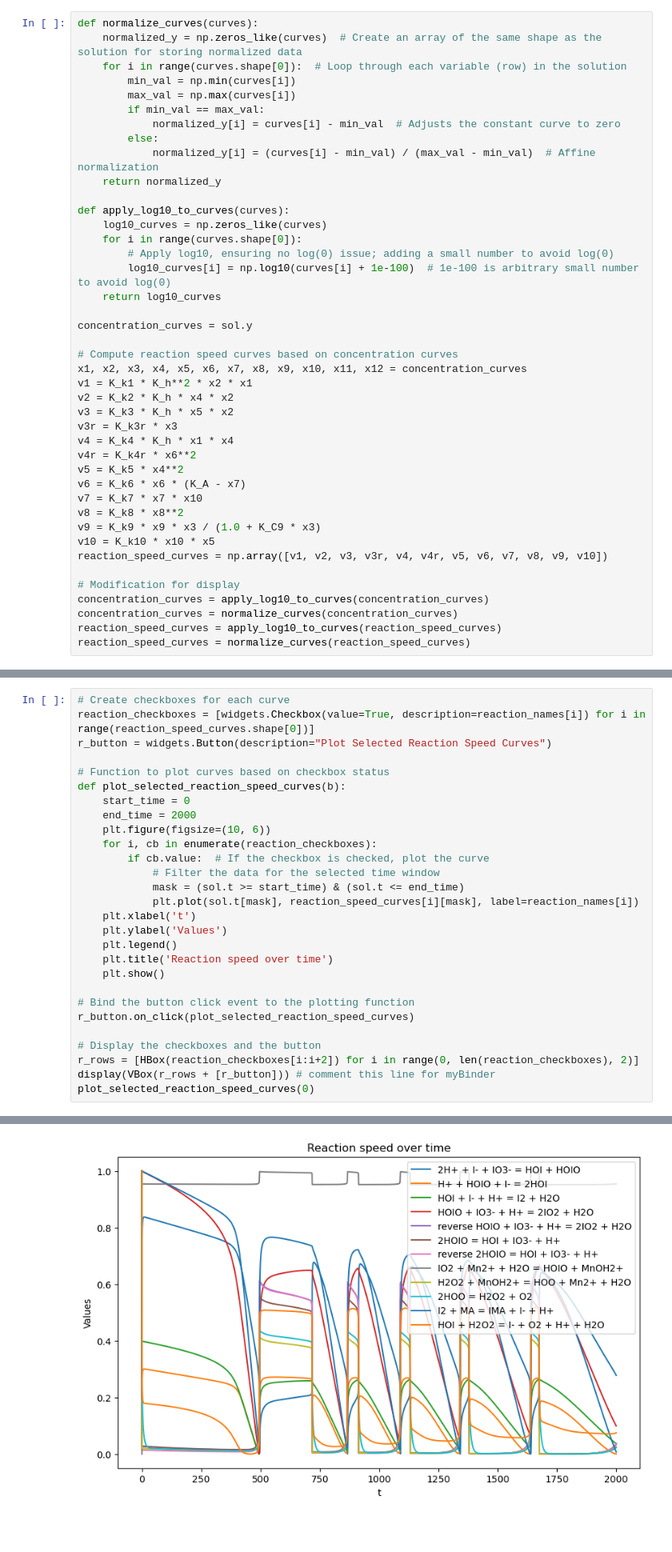
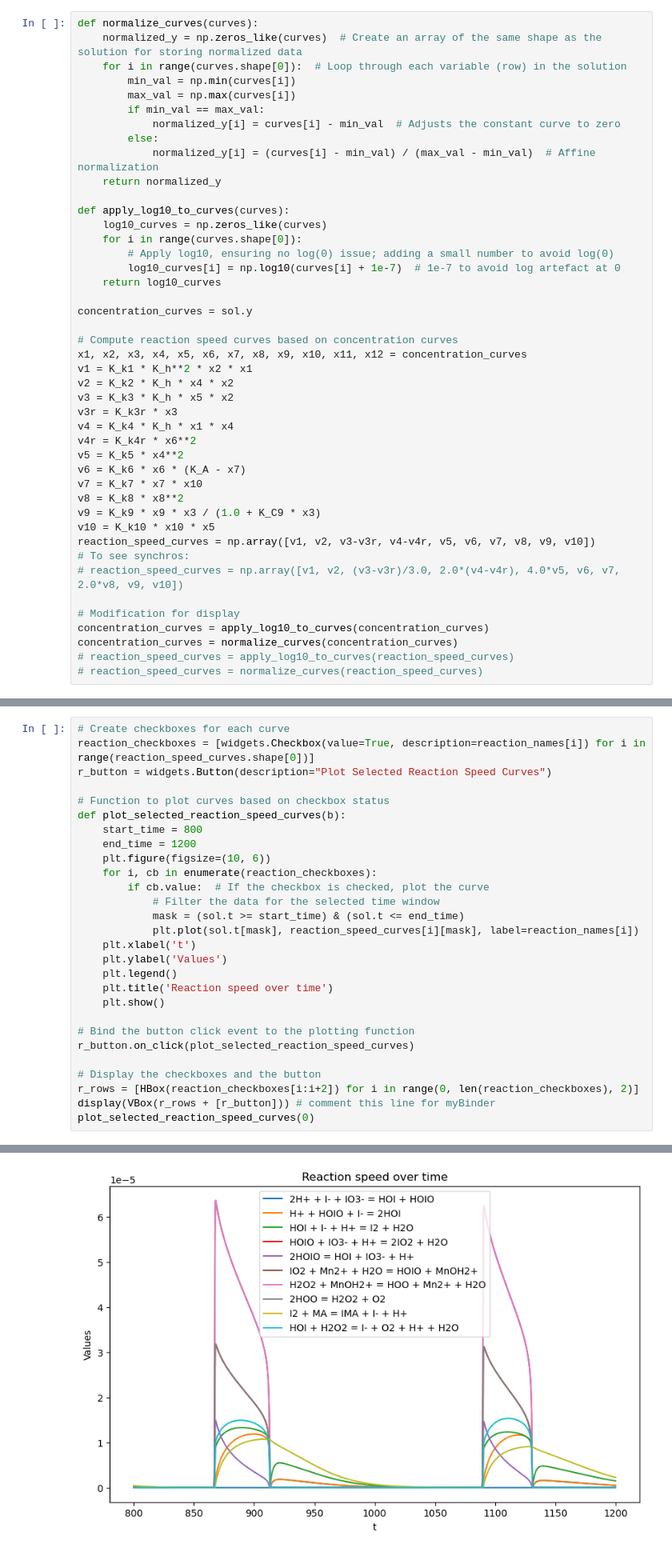
Before and after one commit to ThomasCabaret/BriggsRauscherSimulator, a Jupyter notebook: BriggsRauscherReactorExperimentalPeriodOK.ipynb, the cells around one changed output, grey strips where cells are left out. Shown at 80% size. Cells and saved outputs as stored; diff of their text form; blank space fills up the shorter version.

```diff
--- a/BriggsRauscherReactorExperimentalPeriodOK.ipynb
+++ b/BriggsRauscherReactorExperimentalPeriodOK.ipynb
@@ -154,7 +152,7 @@ def apply_log10_to_curves(curves):
     log10_curves = np.zeros_like(curves)
     for i in range(curves.shape[0]):
         # Apply log10, ensuring no log(0) issue; adding a small number to avoid log(0)
-        log10_curves[i] = np.log10(curves[i] + 1e-100)  # 1e-100 is arbitrary small number to avoid log(0)
+        log10_curves[i] = np.log10(curves[i] + 1e-7)  # 1e-7 to avoid log artefact at 0
     return log10_curves
 
 concentration_curves = sol.y
@@ -173,13 +171,15 @@ v7 = K_k7 * x7 * x10
 v8 = K_k8 * x8**2
 v9 = K_k9 * x9 * x3 / (1.0 + K_C9 * x3)
 v10 = K_k10 * x10 * x5
-reaction_speed_curves = np.array([v1, v2, v3, v3r, v4, v4r, v5, v6, v7, v8, v9, v10])
+reaction_speed_curves = np.array([v1, v2, v3-v3r, v4-v4r, v5, v6, v7, v8, v9, v10])
+# To see synchros:
+# reaction_speed_curves = np.array([v1, v2, (v3-v3r)/3.0, 2.0*(v4-v4r), 4.0*v5, v6, v7, 2.0*v8, v9, v10])
 
 # Modification for display
 concentration_curves = apply_log10_to_curves(concentration_curves)
 concentration_curves = normalize_curves(concentration_curves)
-reaction_speed_curves = apply_log10_to_curves(reaction_speed_curves)
-reaction_speed_curves = normalize_curves(reaction_speed_curves)
+# reaction_speed_curves = apply_log10_to_curves(reaction_speed_curves)
+# reaction_speed_curves = normalize_curves(reaction_speed_curves)
 # %%
 # Create checkboxes for each curve
 chemical_checkboxes = [widgets.Checkbox(value=True, description=species_names[i]) for i in range(concentration_curves.shape[0])]
@@ -214,31 +214,31 @@ VBox(children=(HBox(children=(Checkbox(value=True, description='IO3-'), Checkbox
 # %%
 # Create checkboxes for each curve
 reaction_checkboxes = [widgets.Checkbox(value=True, description=reaction_names[i]) for i in range(reaction_speed_curves.shape[0])]
 r_button = widgets.Button(description="Plot Selected Reaction Speed Curves")
 
 # Function to plot curves based on checkbox status
 def plot_selected_reaction_speed_curves(b):
-    start_time = 0
-    end_time = 2000
+    start_time = 800
+    end_time = 1200
     plt.figure(figsize=(10, 6))
     for i, cb in enumerate(reaction_checkboxes):
         if cb.value:  # If the checkbox is checked, plot the curve
             # Filter the data for the selected time window
             mask = (sol.t >= start_time) & (sol.t <= end_time)
             plt.plot(sol.t[mask], reaction_speed_curves[i][mask], label=reaction_names[i])
     plt.xlabel('t')
     plt.ylabel('Values')
     plt.legend()
     plt.title('Reaction speed over time')
     plt.show()
 
 # Bind the button click event to the plotting function
 r_button.on_click(plot_selected_reaction_speed_curves)
 
 # Display the checkboxes and the button
 r_rows = [HBox(reaction_checkboxes[i:i+2]) for i in range(0, len(reaction_checkboxes), 2)]
 display(VBox(r_rows + [r_button])) # comment this line for myBinder
 plot_selected_reaction_speed_curves(0)
 # %% [output]
 VBox(children=(HBox(children=(Checkbox(value=True, description='2H+ + I- + IO3- = HOI + HOIO'), Checkbox(value…
-[figure, old version]
+[figure, new version]
```
Also changed, not shown: parts of 3 cells of this notebook.
